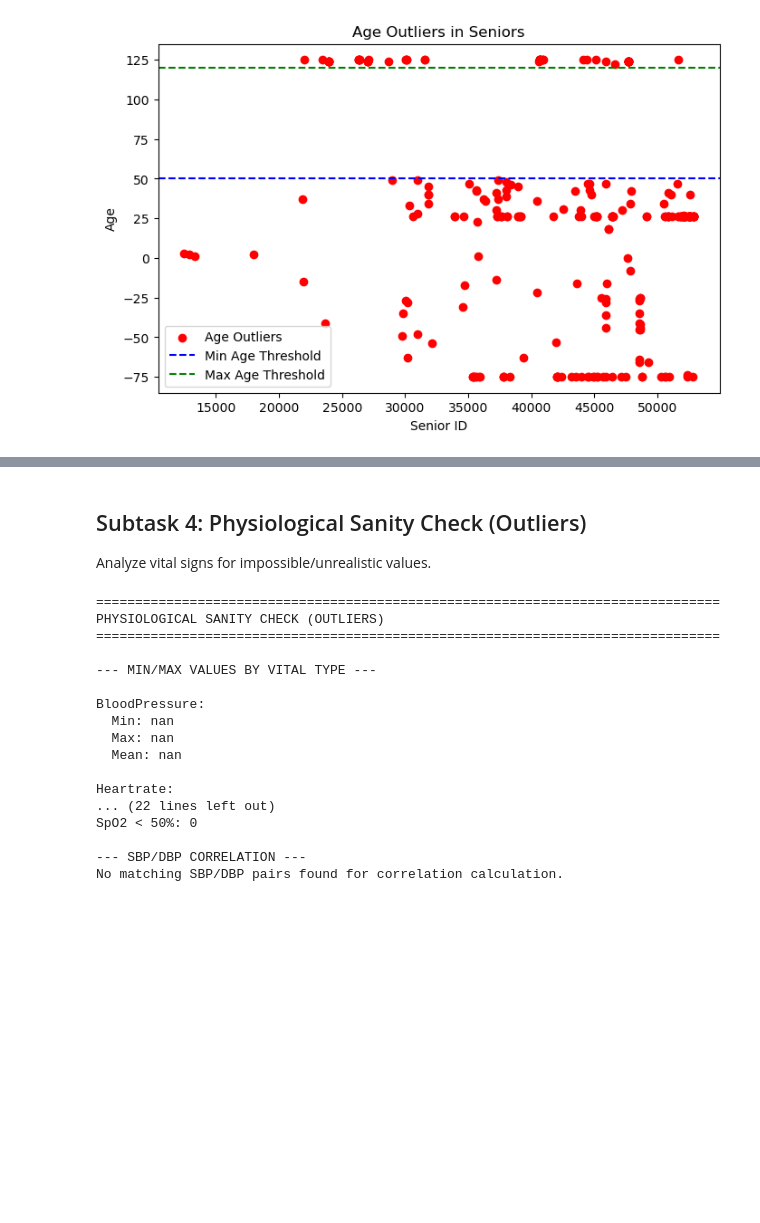
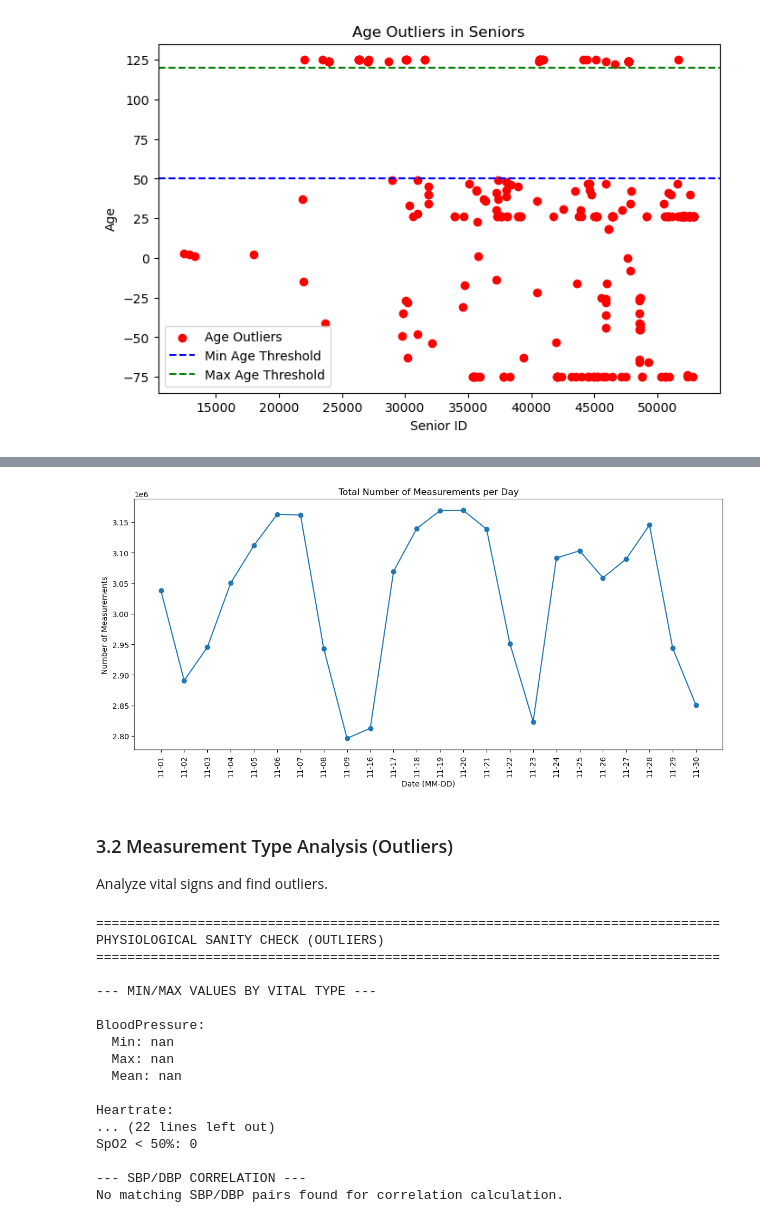
Before and after one commit to eldarmuk/AI-CVD, a Jupyter notebook: notebooks/02_basic_eda.ipynb, the cells around one changed output, grey strips where cells are left out. Cells and saved outputs as stored; diff of their text form; code cells hidden in the pictures; blank space fills up the shorter version.

```diff
--- a/notebooks/02_basic_eda.ipynb
+++ b/notebooks/02_basic_eda.ipynb
@@ -221,7 +260,19 @@ print(f"Std dev: {measurements_per_senior.std():.2f}")
+# %%
+measurements_per_day_total = measurements_df.groupby(measurements_df['date'].dt.date).size()
+measurements_per_day_total.index = measurements_per_day_total.index.map(lambda d: d.strftime('%m-%d'))
+plt.figure(figsize=(14, 6))
+plt.plot(measurements_per_day_total.index, measurements_per_day_total.values, marker='o', linestyle='-')
+plt.xticks(rotation=90)
+plt.title('Total Number of Measurements per Day')
+plt.xlabel('Date (MM-DD)')
+plt.ylabel('Number of Measurements')
+plt.show()
+# %% [output]
+[figure, added]
 # %% [markdown]
-## Subtask 4: Physiological Sanity Check (Outliers)
+### 3.2 Measurement Type Analysis (Outliers)
 
-Analyze vital signs for impossible/unrealistic values.
+Analyze vital signs and find outliers.
 # %%
 print("="*80)
 print("PHYSIOLOGICAL SANITY CHECK (OUTLIERS)")
```
Also changed, not shown: parts of 22 cells of this notebook.
